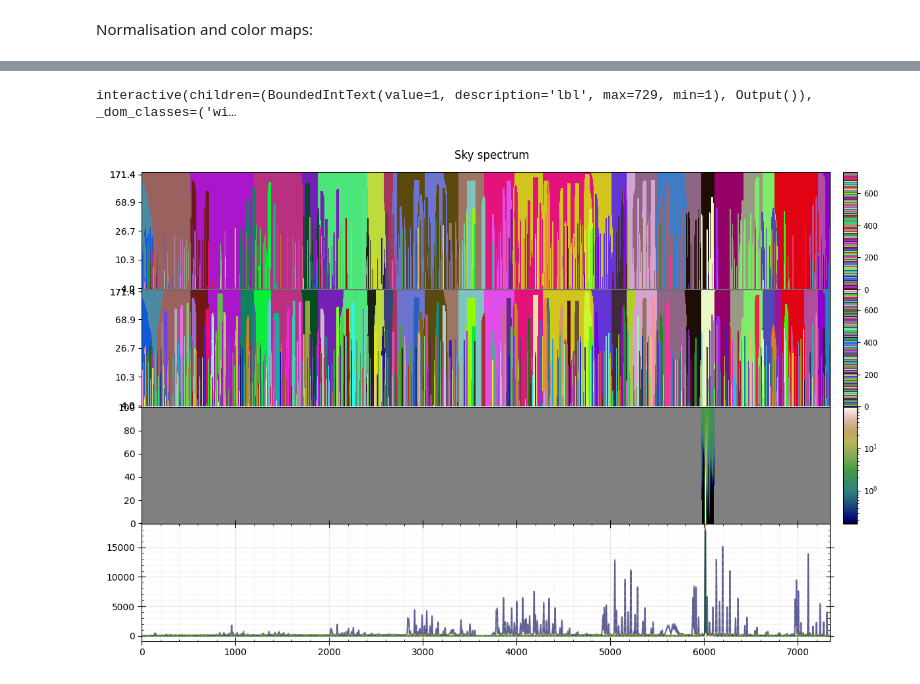
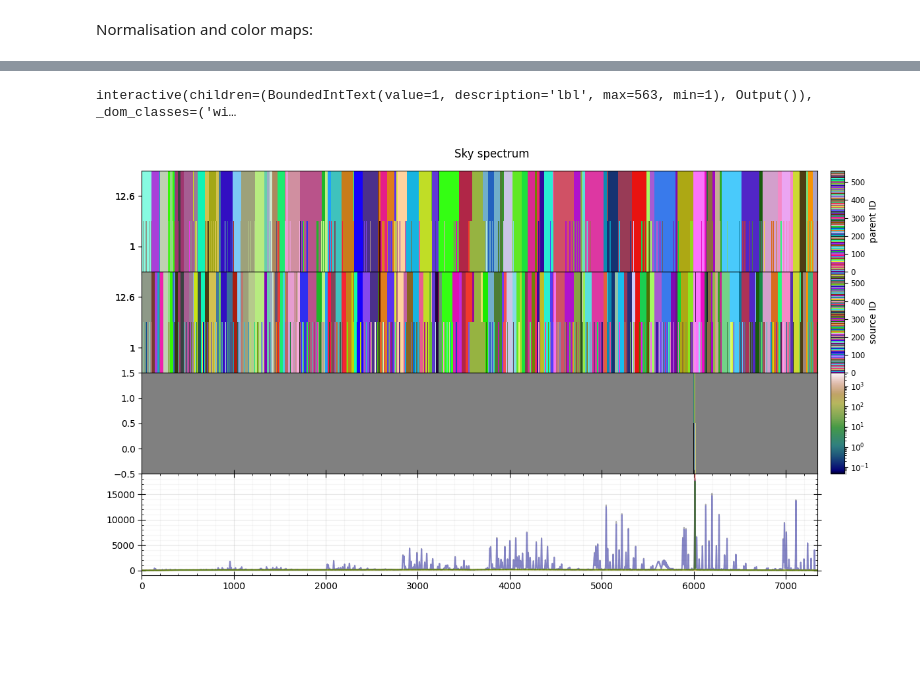
Before and after one commit to paranoya/image-processing, a Jupyter notebook: GARLIC-1D.ipynb, the cells around one changed output, grey strips where cells are left out. Cells and saved outputs as stored; diff of their text form; code cells hidden in the pictures; blank space fills up the shorter version.

Commit message:
move background estimation to diffuse_emission

```diff
--- a/GARLIC-1D.ipynb
+++ b/GARLIC-1D.ipynb
@@ -152,6 +109,9 @@ for i, radius in enumerate(smoothing_radii):
 # %% [markdown]
 # 3. Source finding
 # %%
+#smoothing_radii = np.array([1, np.sqrt(compact_scale), compact_scale])
+smoothing_radii = np.array([1, compact_scale])
+n_radii = smoothing_radii.size
 importlib.reload(scripts.multiscale_RL)
-boosted_sources, mRL_sources = scripts.multiscale_RL.run(data-np.interp(np.arange(data.size), original_pixel, background), smoothing_radii, resolution_boost, residual_accuracy, max_iter)
+boosted_sources, mRL = scripts.multiscale_RL.run((data-background).clip(min=0), smoothing_radii)
 # %% [output]
@@ -169,7 +129,7 @@ Multiscale Richardson-Lucy deconvolution (8.73 s)
 # %%
-mRL_estimate = background.copy()
+mRL_estimate = np.zeros_like(boosted_sources)
 for i, radius in enumerate(smoothing_radii):
-    mRL_estimate += ndimage.gaussian_filter(mRL_sources[i], radius)
-rms_residual = np.std(boosted_data - mRL_estimate)
+    mRL_estimate += ndimage.gaussian_filter(mRL[i], radius)
+rms_residual = np.std(boosted_sources - mRL_estimate)
 print(rms_residual, np.nanstd(mRL_estimate.flat[1:]-mRL_estimate.flat[:-1])/np.sqrt(2), np.nanstd(data.flat[1:]-data.flat[:-1])/np.sqrt(2))
 # %% [output]
@@ -179,5 +139,5 @@ print(rms_residual, np.nanstd(mRL_estimate.flat[1:]-mRL_estimate.flat[:-1])/np.s
 # %%
 importlib.reload(scripts.sort_data)
 #argsorted_data, n_valid = scripts.sort_data.run(RL.ravel())
-argsorted_data, n_valid = scripts.sort_data.run(mRL_sources.ravel())
+argsorted_data, n_valid = scripts.sort_data.run(mRL.ravel())
 # %% [output]
@@ -186,6 +146,6 @@ Sorted 2936400 finite measurements in ascending order (0.317 s)
 importlib.reload(scripts.HOT)
 sorted_strides = np.hstack([np.sort(mRL.strides)//mRL.itemsize, mRL.size]) # DIRTY HACK when testig particles at the boundary
 t0 = time()
-HOT_labels, HOT_catalog = scripts.HOT.run(mRL_sources, argsorted_data, sorted_strides)
+HOT_labels, HOT_catalog = scripts.HOT.run(mRL, argsorted_data, sorted_strides)
 print(f'     {time()-t0:.3g} seconds')
 # %% [output]
@@ -340,7 +310,7 @@ class Explore_lbl_1D(object):
         """Interactive display"""
 
         plt.close(fig_name)
-        self.fig = plt.figure(fig_name, figsize=(12, 8))
+        self.fig = plt.figure(fig_name, figsize=(12, 7))
         self.axes = self.fig.subplots(nrows=4, ncols=2, squeeze=False, sharex='col', gridspec_kw={'width_ratios': [1, .02], 'hspace': 0})
         self.fig.suptitle(fig_name)
         self.fig.set_tight_layout(True)
@@ -377,38 +347,37 @@ class Explore_lbl_1D(object):
 
         ax = self.ax_parent
         im = ax.imshow(self.parent[self.label],
-                       extent = (original_pixel[0], original_pixel[-1], -.5, n_radii+.5),
                        interpolation='nearest', origin='lower',
                        cmap=label_cmap, norm=colors.Normalize(vmin=-.5, vmax=n_sources+.5),
                       )
         ax.set_aspect('auto')
-        ax.set_ylim(-1, n_radii+1)
-        ticks = np.array(ax.get_yticks(), dtype=int).clip(0, n_radii-1)
+        #ax.set_ylim(-1, n_radii+1)
+        ticks = np.array(ax.get_yticks(), dtype=int)#.clip(0, n_radii-1)
         ax.set_yticks(ticks)
-        ax.set_yticklabels([f'{radius:.1f}' for radius in smoothing_radii[ticks]])
+        ax.set_yticklabels([f'{radius:.3g}' for radius in smoothing_radii[ticks]])
         cb = plt.colorbar(im, cax=self.ax_parent_cb, orientation='vertical', shrink=.9)
         cb.ax.tick_params(labelsize='small')
+        cb.ax.set_ylabel('parent ID')
 
 
         ax = self.ax_lbl
         im = ax.imshow(self.label,
-                       extent = (original_pixel[0], original_pixel[-1], -.5, n_radii+.5),
                        interpolation='nearest', origin='lower',
                        cmap=label_cmap, norm=colors.Normalize(vmin=-.5, vmax=n_sources+.5),
                       )
         ax.set_aspect('auto')
-        ax.set_ylim(-1, n_radii+1)
-        ticks = np.array(ax.get_yticks(), dtype=int).clip(0, n_radii-1)
+        #ax.set_ylim(-1, n_radii+1)
+        ticks = np.array(ax.get_yticks(), dtype=int)#.clip(0, n_radii-1)
         ax.set_yticks(ticks)
-        ax.set_yticklabels([f'{radius:.1f}' for radius in smoothing_radii[ticks]])
+        ax.set_yticklabels([f'{radius:.3g}' for radius in smoothing_radii[ticks]])
         cb = plt.colorbar(im, cax=self.ax_lbl_cb, orientation='vertical', shrink=.9)
         cb.ax.tick_params(labelsize='small')
+        cb.ax.set_ylabel('source ID')
 
 
         RL = get_individual_mRL(mRL, HOT_labels, HOT_parent, lbl)
         self.ax_im.clear()
         im = self.ax_im.imshow(RL,
-                               extent = (original_pixel[0], original_pixel[-1], -.5, n_radii+.5),
                                interpolation='nearest', origin='lower',
                                #cmap='gist_earth', norm=colors.LogNorm(vmin=np.min(RL[RL > 1e3*epsilon])))
                                #cmap=default_cmap, norm=colors.LogNorm(vmin=1/n_radii),
@@ -423,8 +392,6 @@ class Explore_lbl_1D(object):
 
         ax = self.ax0
         ax.clear()
-        ax.plot(self.original, 'k-', alpha=.5)
-        #self.ax0.plot(original_pixel, self.boosted_data + self.data_offset, 'k-')
 
         #RL = RL[np.newaxis, :] * self.SSF[:, np.newaxis]
         estimate = np.empty_like(RL)
@@ -449,42 +416,46 @@ class Explore_lbl_1D(object):
               f'rms:{np.sum((fraction*self.boosted_data)**2)/np.sum(self.boosted_data*fraction):.3f}')
         print()
 
         #ax.plot(original_pixel, (self.boosted_data+self.data_offset)*fraction, 'r-.', alpha=.5)
 
-        ax.axhline(data_offset, c='r', ls=':', alpha=.5)
-        ax.plot(original_pixel, np.sum(RL, axis=0) + self.data_offset, 'r-', alpha=.25)
-        ax.plot(original_pixel, estimate + self.data_offset, 'b:', alpha=.5)
-        ax.plot(original_pixel, final_estimate, 'g-', alpha=.75)
-        ax.plot(original_pixel, self.total_estimate + self.data_offset, 'b--', alpha=.25)
-        ax.plot(original_pixel, background + data_offset, 'y-.', alpha=.5)
+        ax.plot(self.original, 'k-', alpha=.3)
+        ax.plot(self.total_estimate + background, 'b-', alpha=.25)
+        #ax.axhline(data_offset, c='r', ls=':', alpha=.5)
+        ax.plot(background, 'y-', alpha=.5)
+        ax.plot(background + residual_above_bg, 'y:', alpha=.5)
+        ax.fill_between(np.arange(data.size), background, background+2*residual_above_bg, color='y', alpha=.1)
+
+        ax.plot(np.sum(RL, axis=0) + background, 'r-', alpha=.25)
+        ax.plot(estimate + background, 'g-', alpha=.5)
+
 
         ax.xaxis.set_minor_locator(AutoMinorLocator())
         ax.yaxis.set_minor_locator(AutoMinorLocator())
         ax.tick_params(which='both', bottom=True, top=True, left=True, right=True)
         ax.tick_params(which='major', direction='inout', length=8, grid_alpha=.3)
         ax.tick_params(which='minor', direction='in', length=2, grid_alpha=.1)
         ax.grid(True, which='both')
         #ax.set_yscale('log')
         ax.set_ylim(.9*self.data_offset, 3e5)
         ax.set_xlim(xlim)
         ax.set_ylim(ylim)
         #self.ax0.set_xlim(5000, 5300)
 
 
 if len(data.shape) == 1:
     estimate = np.empty_like(mRL)
     for i, radius in enumerate(smoothing_radii):
-        estimate[i] = ndimage.gaussian_filter(mRL[i] - mRL_background[i], radius)
+        estimate[i] = ndimage.gaussian_filter(mRL[i], radius)
     estimate = np.sum(estimate, axis=0)
-    rms_residual = np.std(boosted_data - estimate)
+    rms_residual = np.std(boosted_sources - estimate)
 
     #for i, radius in enumerate(smoothing_radii):
     #     mRL[i] *= ndimage.gaussian_filter((boosted_data+epsilon) / (estimate+epsilon), radius)
     #RL = np.nansum(mRL, axis=0)
     #SSF_amplitude = np.nanmedian(mRL/RL[np.newaxis, :], axis=1)
     #print(rms_residual)
-    x = Explore_lbl_1D(object_name, data, boosted_data, estimate, HOT_labels, HOT_parent)
+    x = Explore_lbl_1D(object_name, data, boosted_sources, estimate, HOT_labels, HOT_parent)
 # %% [output]
-interactive(children=(BoundedIntText(value=1, description='lbl', max=729, min=1), Output()), _dom_classes=('wi…
+interactive(children=(BoundedIntText(value=1, description='lbl', max=563, min=1), Output()), _dom_classes=('wi…
-[figure, old version]
+[figure, new version]
 # %%
```
Also changed, not shown: parts of 20 cells of this notebook, 2 other files.
